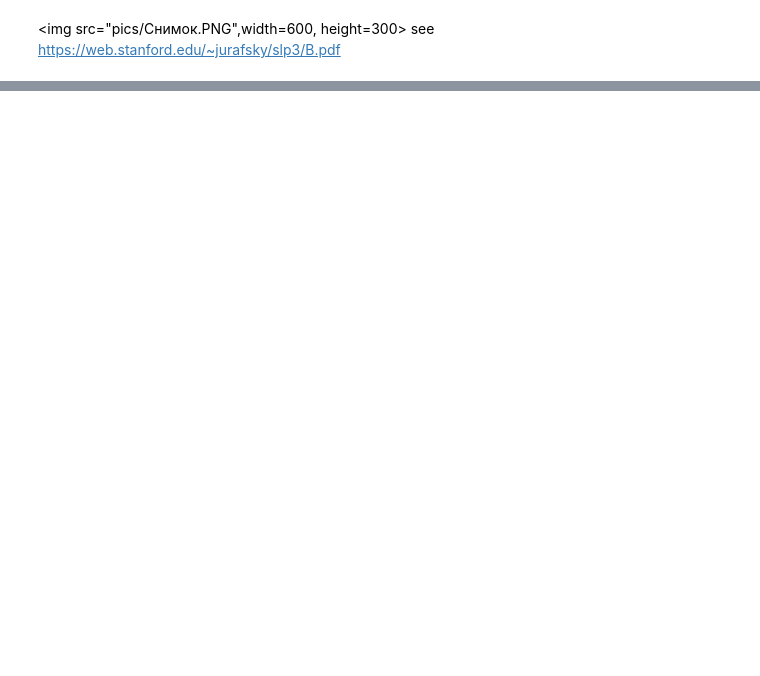
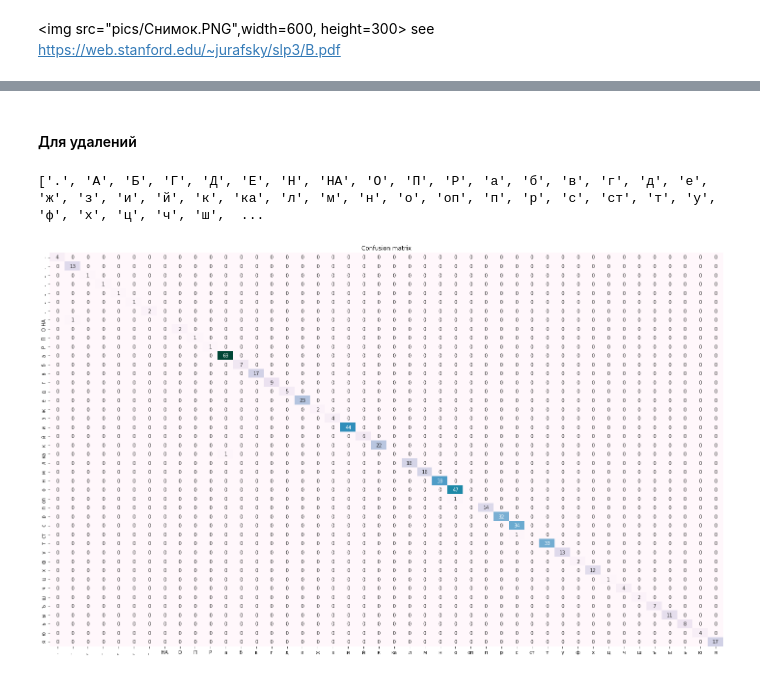
Before and after one commit to mapozhidaeva/Culturomics, a Jupyter notebook: ngrams/correction/ErrorModel.ipynb, the cells around one changed output, grey strips where cells are left out. Drawn from its saved outputs; the diff is of its cells as text; code cells hidden in the pictures; blank space fills up the shorter version.

```diff
--- a/ngrams/correction/ErrorModel.ipynb
+++ b/ngrams/correction/ErrorModel.ipynb
@@ -118,0 +230,12 @@ see https://web.stanford.edu/~jurafsky/slp3/B.pdf
+# %% [markdown]
+#### Для удалений
+# %%
+labels = sorted(list(set(correct_dels_elements+error_dels_elements)))
+print(labels)
+plt.figure(figsize=(25,15))
+sns.heatmap(data=confusion_matrix(correct_dels_elements, error_dels_elements),annot=True,fmt='d', cbar=False, xticklabels=labels,yticklabels=labels, cmap='PuBuGn')#,fmt='d', annot=True,)
+plt.title("Confusion matrix")
+plt.show()
+# %% [output]
+['.', 'А', 'Б', 'Г', 'Д', 'Е', 'Н', 'НА', 'О', 'П', 'Р', 'а', 'б', 'в', 'г', 'д', 'е', 'ж', 'з', 'и', 'й', 'к', 'ка', 'л', 'м', 'н', 'о', 'оп', 'п', 'р', 'с', 'ст', 'т', 'у', 'ф', 'х', 'ц', 'ч', 'ш',  ...
+[figure, added]
```
Also changed, not shown: parts of 31 cells of this notebook.
